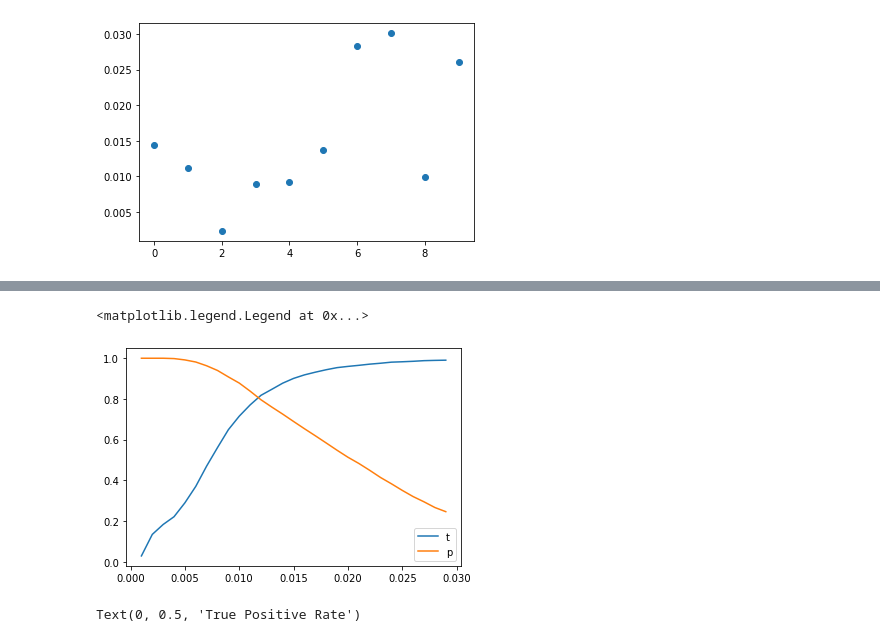
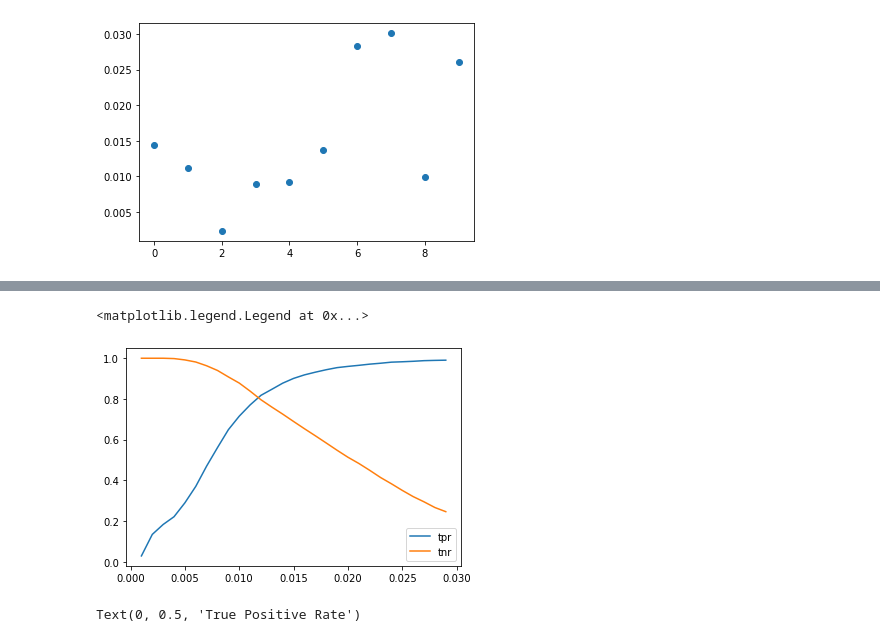
Before and after one commit to ltbd78/cae, a Jupyter notebook: cae_mnist.ipynb, the cells around one changed output, grey strips where cells are left out. Drawn from its saved outputs; the diff is of its cells as text; code cells hidden in the pictures.

Commit message:
bugfix: plot labels

```diff
--- a/cae_mnist.ipynb
+++ b/cae_mnist.ipynb
@@ -130,10 +130,10 @@ tpr, tnr = get_acc(mse_dict, thresholds, in_distribution)
 # %%
 plt.plot(thresholds, tpr)
 plt.plot(thresholds, tnr)
-plt.legend(('tpr, tnr'))
+plt.legend(('tpr', 'tnr'))
 # %% [output]
 <matplotlib.legend.Legend at 0x...>
-[figure, old version]
+[figure, new version]
 # %%
 plt.plot(1-np.array(tnr), tpr)
 plt.plot([0, 1], [0, 1], 'k--')
```
Also changed, not shown: parts of 1 cell of this notebook.
